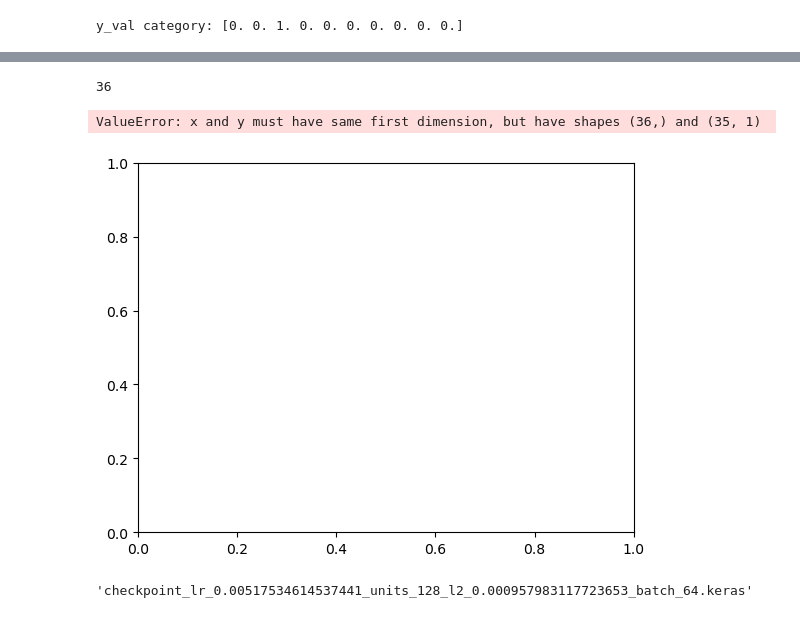
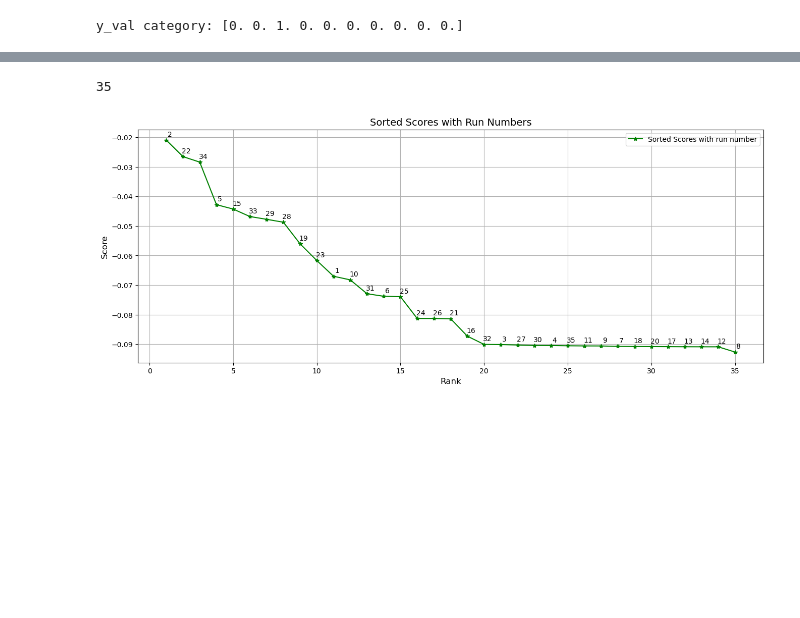
Before and after one commit to ThMRudolf/2024_Project_NumericalMethods, a Jupyter notebook: Optimizacion_Bayesiana_2024_rdf_en.ipynb, the cells around one changed output, grey strips where cells are left out. Drawn from its saved outputs; the diff is of its cells as text; code cells hidden in the pictures; blank space fills up the shorter version.

```diff
--- a/Optimizacion_Bayesiana_2024_rdf_en.ipynb
+++ b/Optimizacion_Bayesiana_2024_rdf_en.ipynb
@@ -162,10 +171,0 @@ KeyboardInterrupt:
-# %%
-
-opt_res_param = optimizer.X
-print(len(opt_res_param))
-opt_res_score = optimizer.Y
-plt.plot(opt_res_param[:, 3], opt_res_score)
-# %% [output]
-36
-ValueError: x and y must have same first dimension, but have shapes (36,) and (35, 1)
-[figure, removed]
@@ -205,4 +172,36 @@ def get_BO_values(filenames):
-# %%
-file_names_vec[1]
-# %% [output]
-'checkpoint_lr_0.00517534614537441_units_128_l2_0.000957983117723653_batch_64.keras'
+# %%
+# Assuming optimizer.X and optimizer.Y are already defined
+opt_res_param = optimizer.X
+print(len(opt_res_param))
+opt_res_score = optimizer.Y
+opt_res_score = opt_res_score.flatten()
+
+# Sort scores and retain original indices
+original_indices = np.argsort(opt_res_score)[::-1]  # Indices for descending order
+opt_res_score_sorted = opt_res_score[original_indices]
+
+# Create N array (1 to len(opt_res_score_sorted))
+N = np.arange(1, len(opt_res_score_sorted) + 1)
+
+# Set up the figure size
+plt.figure(figsize=(16, 6))  # Width: 10 inches, Height: 6 inches
+
+# Plot scores
+plt.plot(N, opt_res_score_sorted, 'g*-', label="Sorted Scores with run number")  # Add a label for the legend
+plt.grid()
+
+# Annotate with original run numbers
+for i, idx in enumerate(original_indices):
+    plt.annotate(f"{idx+1}", (N[i], opt_res_score_sorted[i]), textcoords="offset points", xytext=(5, 5), ha='center')
+
+# Add labels, title, and legend
+plt.xlabel("Rank", fontsize=12)
+plt.ylabel("Score", fontsize=12)
+plt.title("Sorted Scores with Run Numbers", fontsize=14)
+plt.legend(loc="upper right", fontsize=10)  # Add a legend at the top right
+
+# Show the plot
+plt.show()
+# %% [output]
+35
+[figure, added]
```
Also changed, not shown: parts of 8 cells of this notebook.
